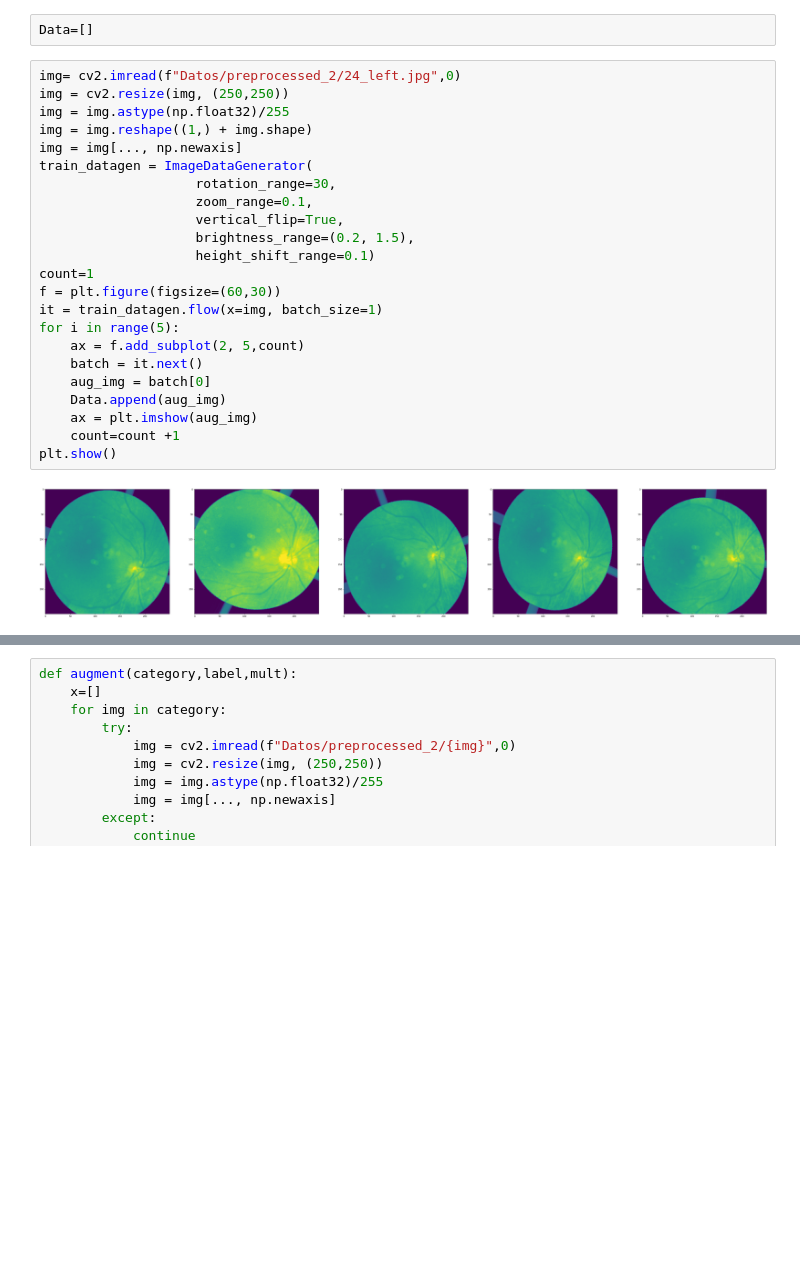
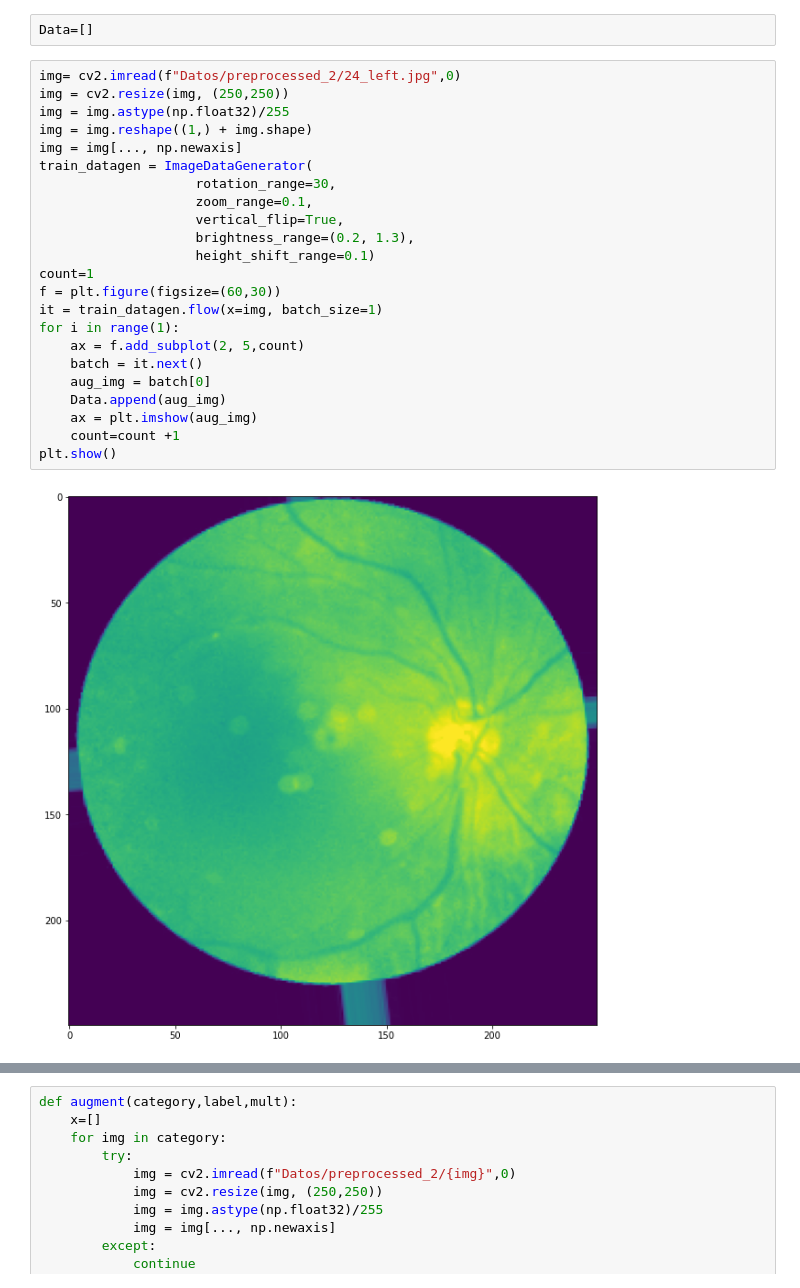
Before and after one commit to Eduardo-Rivera98/Final-Project-Fundus-Analysis, a Jupyter notebook: Data Augmentation.ipynb, the cells around one changed output, grey strips where cells are left out. Saved outputs shown, nothing was run; the diff lists cells and outputs as text; blank space fills up the shorter version.

```diff
--- a/Data Augmentation.ipynb
+++ b/Data Augmentation.ipynb
@@ -168,26 +188,26 @@ Data=[]
 # %%
 img= cv2.imread(f"Datos/preprocessed_2/24_left.jpg",0)
 img = cv2.resize(img, (250,250))
 img = img.astype(np.float32)/255
 img = img.reshape((1,) + img.shape)
 img = img[..., np.newaxis]
 train_datagen = ImageDataGenerator(
                     rotation_range=30,
                     zoom_range=0.1,
                     vertical_flip=True,
-                    brightness_range=(0.2, 1.5),
+                    brightness_range=(0.2, 1.3),
                     height_shift_range=0.1)
 count=1
 f = plt.figure(figsize=(60,30))
 it = train_datagen.flow(x=img, batch_size=1)
-for i in range(5):
+for i in range(1):
     ax = f.add_subplot(2, 5,count)
     batch = it.next()
     aug_img = batch[0]
     Data.append(aug_img)
     ax = plt.imshow(aug_img)
     count=count +1
 plt.show()
 # %% [output]
-[figure, old version]
+[figure, new version]
 # %%
```
Also changed, not shown: parts of 11 cells of this notebook, 8 other files.
